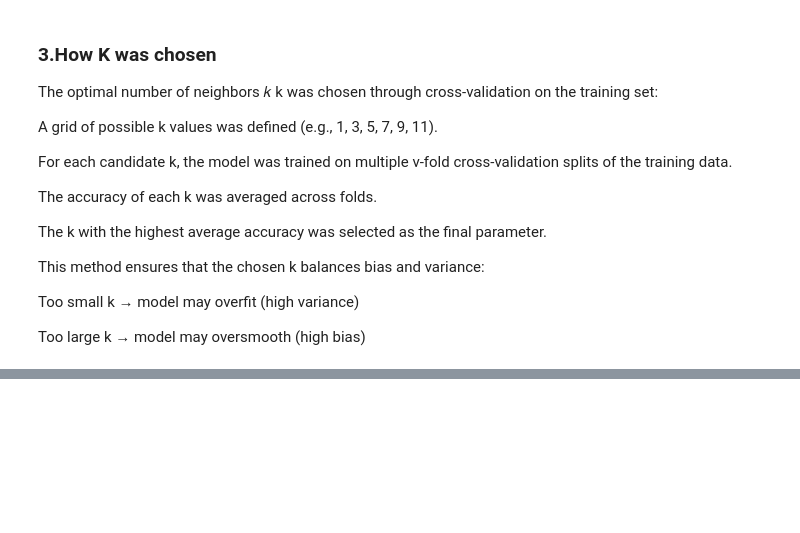
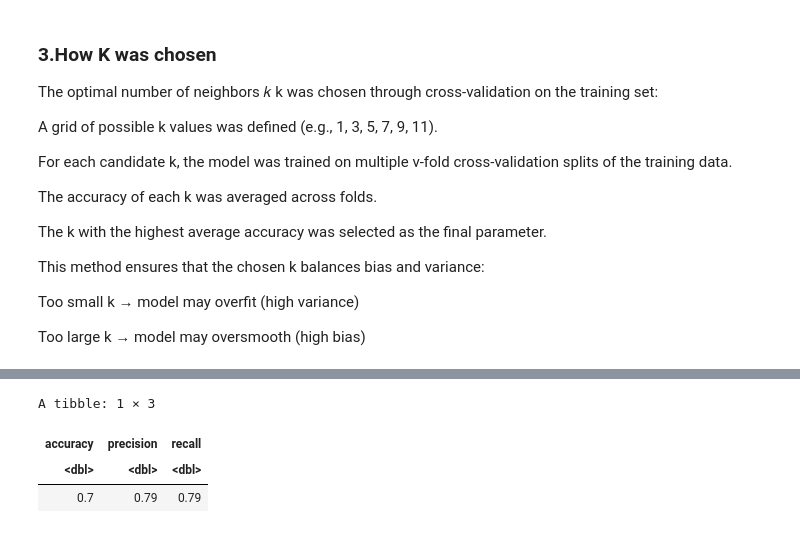
Before and after one commit to yunan-Deng/data_science_100_group33, a Jupyter notebook: Final Project Report.ipynb, the cells around one changed output, grey strips where cells are left out. Saved outputs shown, nothing was run; the diff lists cells and outputs as text; code cells hidden in the pictures; blank space fills up the shorter version.

```diff
--- a/Final Project Report.ipynb
+++ b/Final Project Report.ipynb
@@ -331,0 +385,10 @@ Too large k → model may oversmooth (high bias)
+# %%
+metrics_tbl <- tibble(accuracy = 0.70,
+                      precision = 0.79,
+                      recall = 0.79)
+metrics_tbl
+# %% [output]
+A tibble: 1 × 3
+| accuracy | precision | recall |
+| <dbl> | <dbl> | <dbl> |
+| 0.7 | 0.79 | 0.79 |
```
Also changed, not shown: parts of 13 cells of this notebook.
